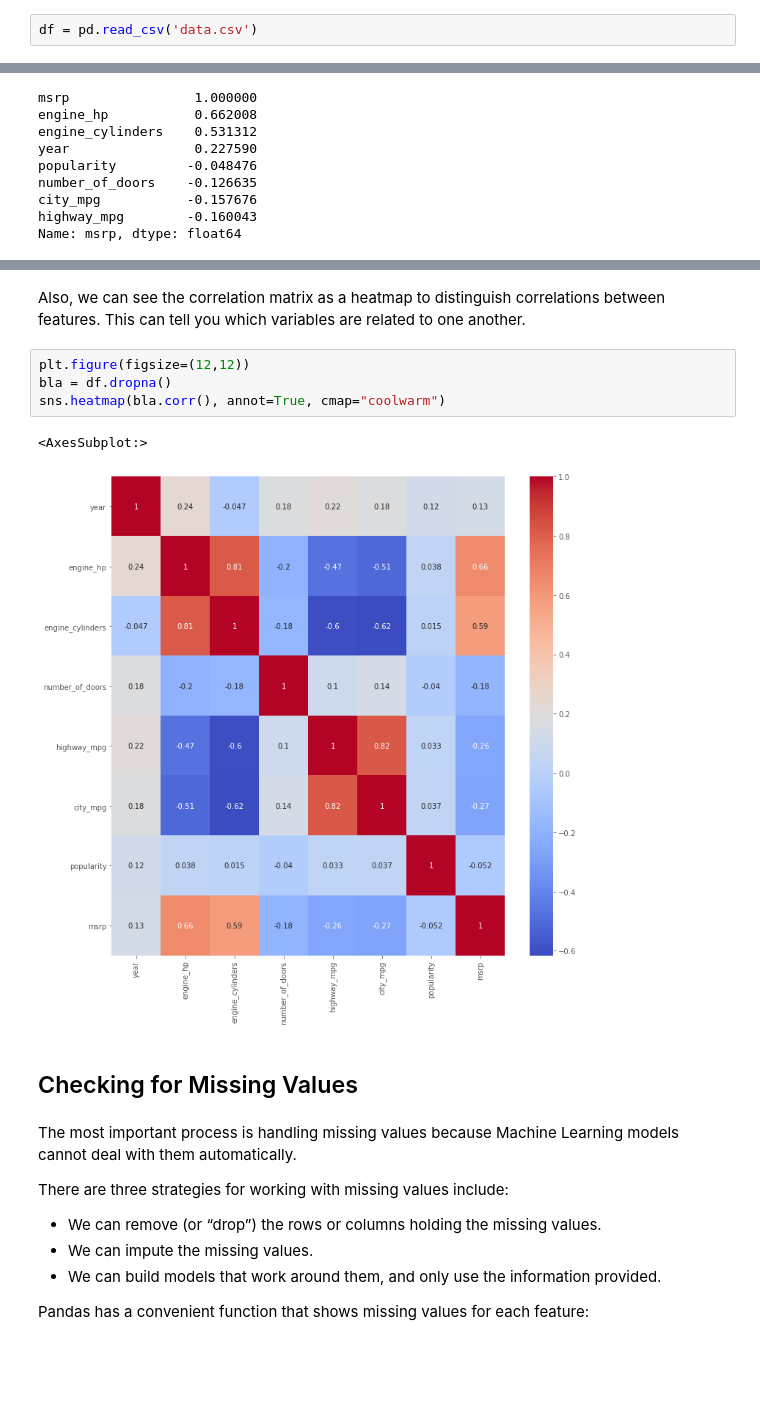
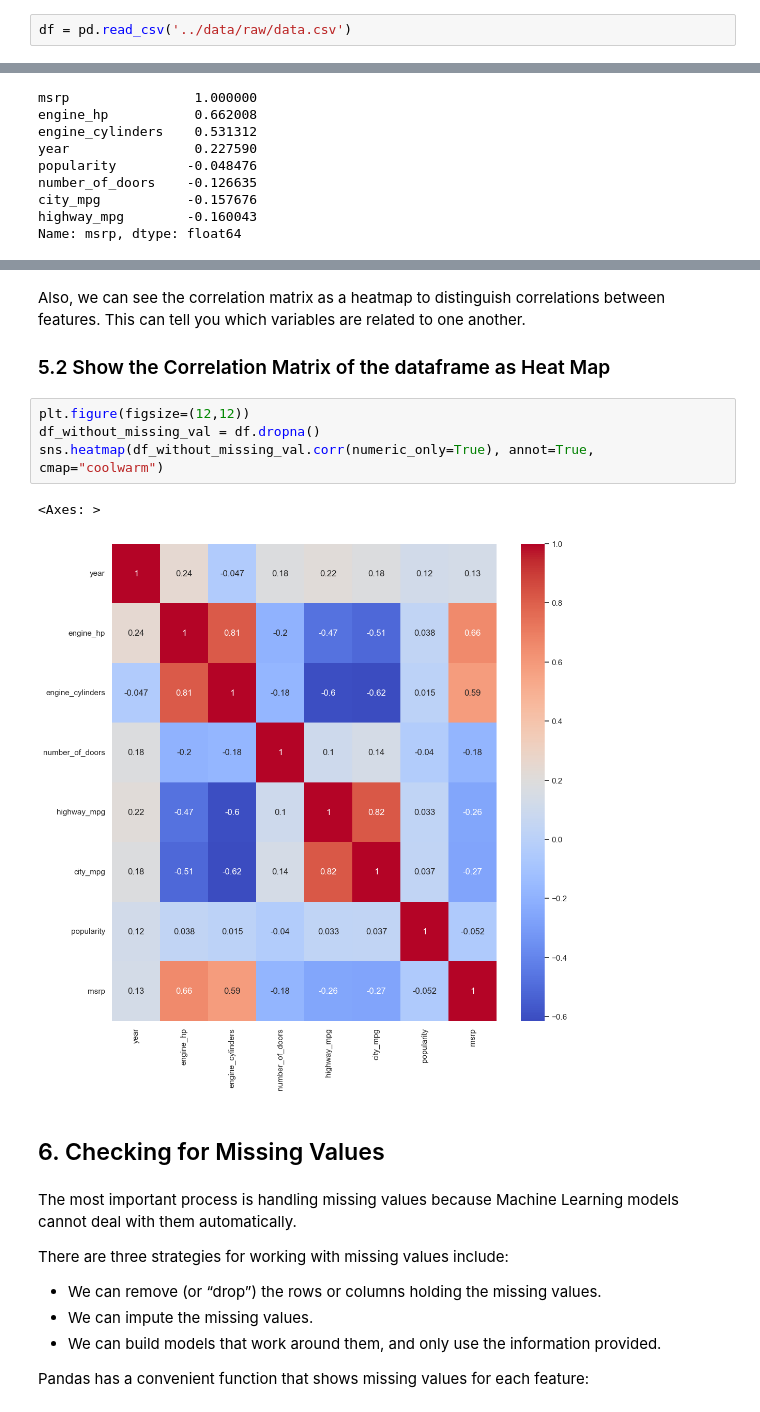
Before and after one commit to egeai/vehikle, a Jupyter notebook: notebooks/CarPricePrediction.ipynb, the cells around one changed output, grey strips where cells are left out. Saved outputs shown, nothing was run; the diff lists cells and outputs as text; blank space fills up the shorter version.

```diff
--- a/notebooks/CarPricePrediction.ipynb
+++ b/notebooks/CarPricePrediction.ipynb
@@ -42,3 +43,3 @@ sns.set()
 To read csv files, common action is to use `read_csv` function of the pandas library. The `read_csv` function returns `pandas.core.frame.DataFrame` object. We need to assign it to a variable which is in this case the `df`.
 # %%
-df = pd.read_csv('data.csv')
+df = pd.read_csv('../data/raw/data.csv')
@@ -261,14 +285,15 @@ df.plot(kind="scatter", x="msrp", y="engine_hp", alpha=0.5)
 # %% [markdown]
 Also, we can see the correlation matrix as a heatmap to distinguish correlations between features. This can tell you which variables are related to one another.
+### 5.2 Show the Correlation Matrix of the dataframe as Heat Map
 # %%
 plt.figure(figsize=(12,12))
-bla = df.dropna()
-sns.heatmap(bla.corr(), annot=True, cmap="coolwarm")
+df_without_missing_val = df.dropna()
+sns.heatmap(df_without_missing_val.corr(numeric_only=True), annot=True, cmap="coolwarm")
 # %% [output]
-<AxesSubplot:>
+<Axes: >
-[figure, old version]
+[figure, new version]
 # %% [markdown]
-## Checking for Missing Values
+## 6. Checking for Missing Values
 # %% [markdown]
 The most important process is handling missing values because Machine Learning models cannot deal with them automatically.
 
```
Also changed, not shown: parts of 62 cells of this notebook, 22 other files.
